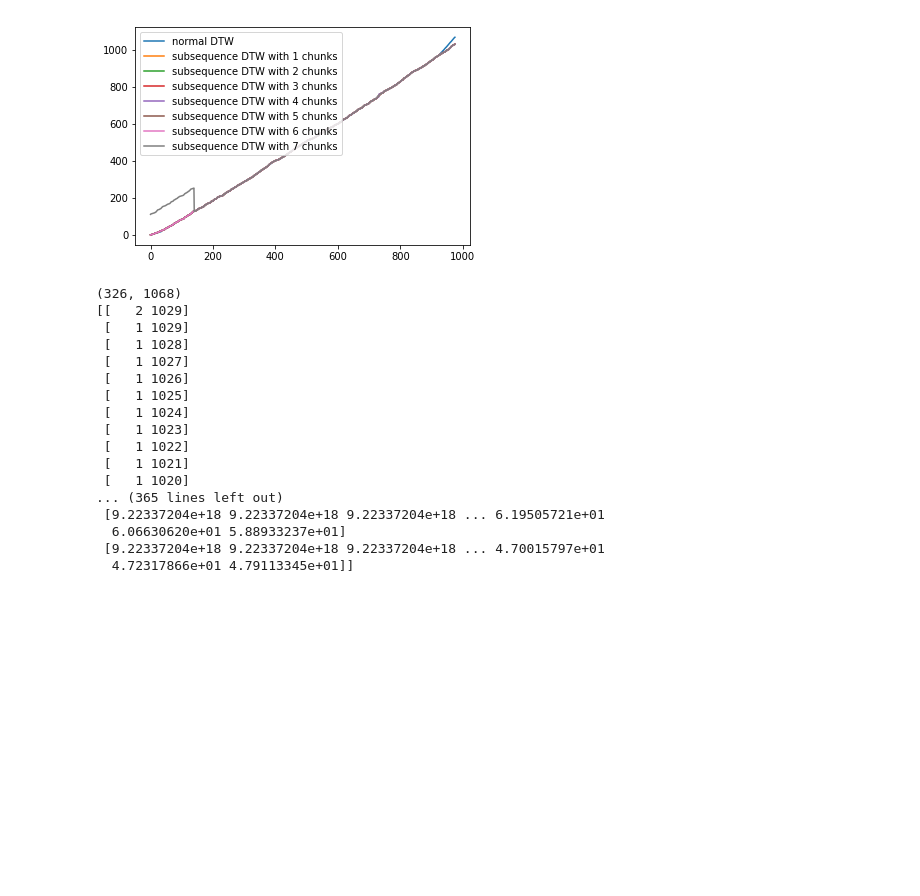
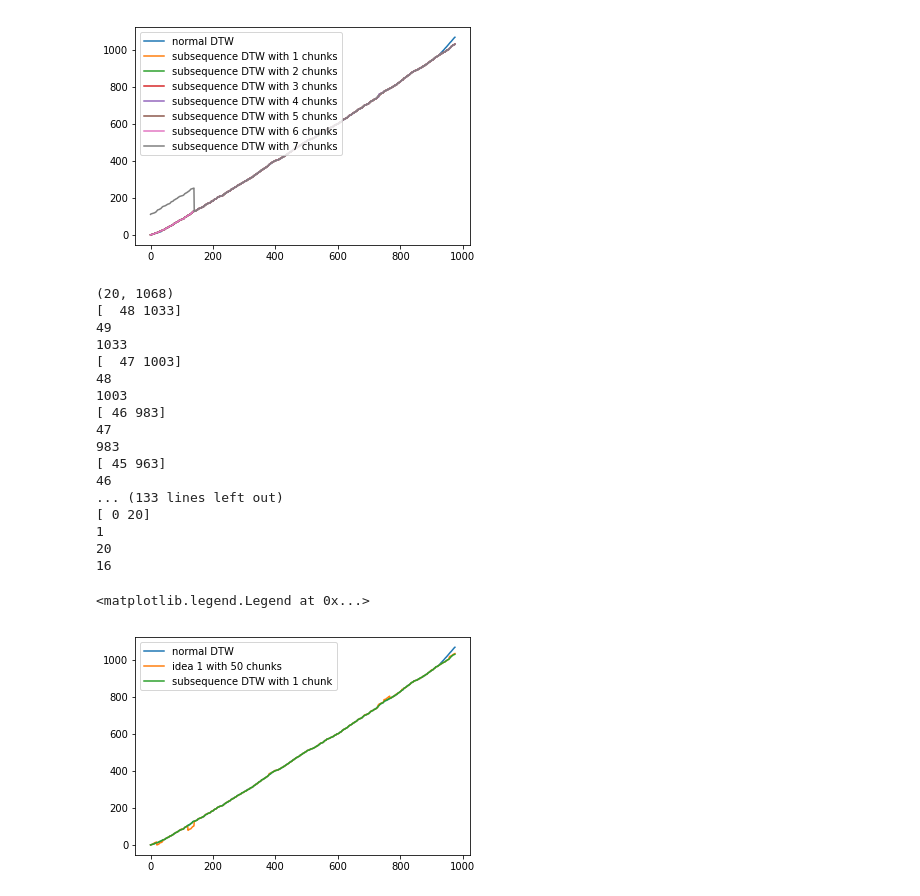
Before and after one commit to nupurb/MIR_Fall2018_Chris_Nupur, a Jupyter notebook: SheetMidiSync/AudioToAudioDTW.ipynb, the cells around one changed output. Drawn from its saved outputs; the diff is of its cells as text; code cells hidden in the pictures; blank space fills up the shorter version.

```diff
--- a/SheetMidiSync/AudioToAudioDTW.ipynb
+++ b/SheetMidiSync/AudioToAudioDTW.ipynb
@@ -102,43 +102,76 @@ plt.legend()
 [figure]
 # %%
 ### run subsequence DTW on each chunk, get back all the needed warping paths, and the accumulated cost matrix
-numChunks = 3
+numChunks = 50
 chunks = np.array_split(featuresOne, numChunks, 1)
 
 bestWarpingPaths, accumCosts, warpingPaths = subsequenceDTWOnChunks(chunks)
 # %%
 ### Pull out the last frame from each subsequence cost matrix and put into a new matrix
-print(accumCosts[0].shape)
+print(accumCosts[0].
+      shape)
 lastCosts = np.zeros((len(accumCosts), accumCosts[0].shape[1]))
 
 for chunkIndex in range(len(accumCosts)):
     lastCosts[chunkIndex,:] = accumCosts[chunkIndex][-1,:]
 
 lastCosts[lastCosts==np.inf] = 9223372036854775807
 
 stepSizes = np.array([1,0,0,1]).reshape((-1,2))
 weights = np.array([1,0])
 
 D, wp, stepMatrix = lib_ours.sequence.dtw(C=lastCosts, step_sizes_sigma = stepSizes, weights_mul = weights, subseq=True, return_steps=True)
 
+backtrace = []
+lastChunkIndex = wp[0][0] # the index of the last chunk
+lastFrame = wp[0][1]
+
+for elem in wp:
+    # if the index changes, find the backtrace from this point
+    if elem[0] != lastChunkIndex:
+        backtrace.extend(warpingPaths[lastChunkIndex][lastFrame])
+        print(elem)
+        print(lastChunkIndex)
+        print(lastFrame)
+    lastChunkIndex = elem[0]
+    lastFrame = elem[1]
+
+
+# to add the backtrace for the first chunk
 firstStepMatrix = stepMatrix[0,:]
 firstStep = np.argwhere(firstStepMatrix!=-1)[0][0]
 firstStep = firstStep - 1 # the real first step won't have a backtrace
+
+print(firstStep)
+backtrace.extend(warpingPaths[0][firstStep])
+
+plt.figure(0)
+plt.plot([x for x, y in warpingPathNormal], [y for x, y in warpingPathNormal], label='normal DTW')
+plt.plot([x for x, y in backtrace], [y for x, y in backtrace], label='idea 1 with {} chunks'.format(numChunks))
+
+# also plot subsequence with n = 1
+chunks = np.array_split(featuresOne, 1, 1)
+bestWarpingPaths, accumCosts, warpingPaths = subsequenceDTWOnChunks(chunks)
+plt.plot([x for chunkPath in bestWarpingPaths[::-1] for x, y in chunkPath], [y for chunkPath in bestWarpingPaths[::-1] for x, y in chunkPath], label='subsequence DTW with 1 chunk')
+
+plt.legend()
 # %% [output]
-(326, 1068)
-[[   2 1029]
- [   1 1029]
- [   1 1028]
- [   1 1027]
- [   1 1026]
- [   1 1025]
- [   1 1024]
- [   1 1023]
- [   1 1022]
- [   1 1021]
- [   1 1020]
-... (365 lines left out)
- [9.22337204e+18 9.22337204e+18 9.22337204e+18 ... 6.19505721e+01
-  6.06630620e+01 5.88933237e+01]
- [9.22337204e+18 9.22337204e+18 9.22337204e+18 ... 4.70015797e+01
-  4.72317866e+01 4.79113345e+01]]
+(20, 1068)
+[  48 1033]
+49
+1033
+[  47 1003]
+48
+1003
+[ 46 983]
+47
+983
+[ 45 963]
+46
+... (133 lines left out)
+[ 0 20]
+1
+20
+16
+<matplotlib.legend.Legend at 0x...>
+[figure, added]
```
